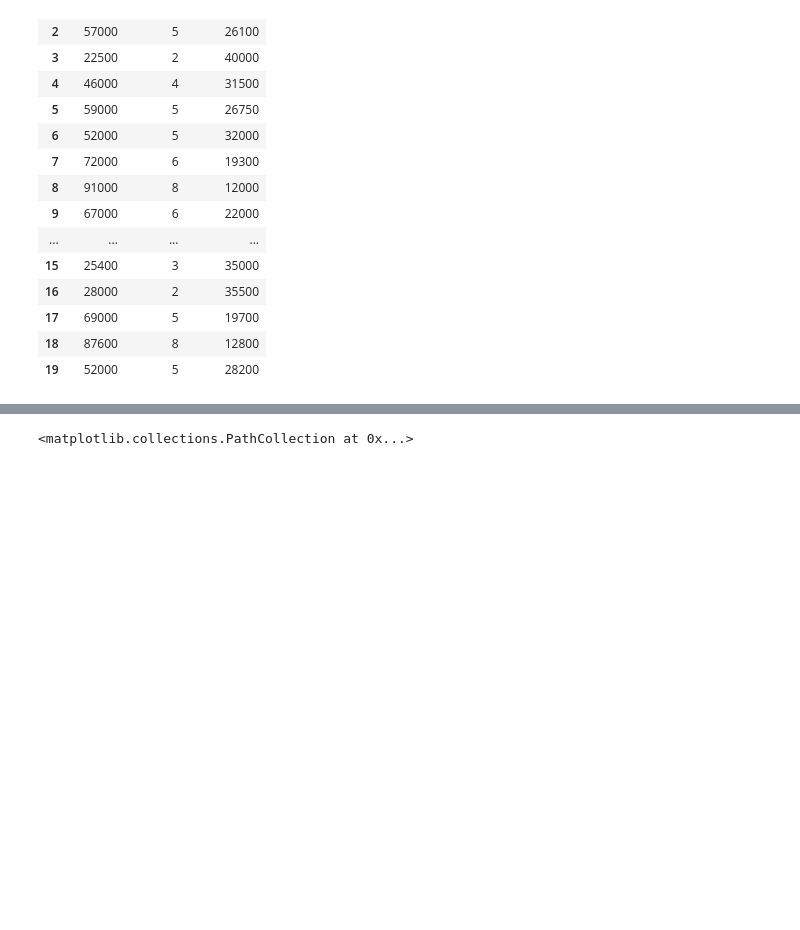
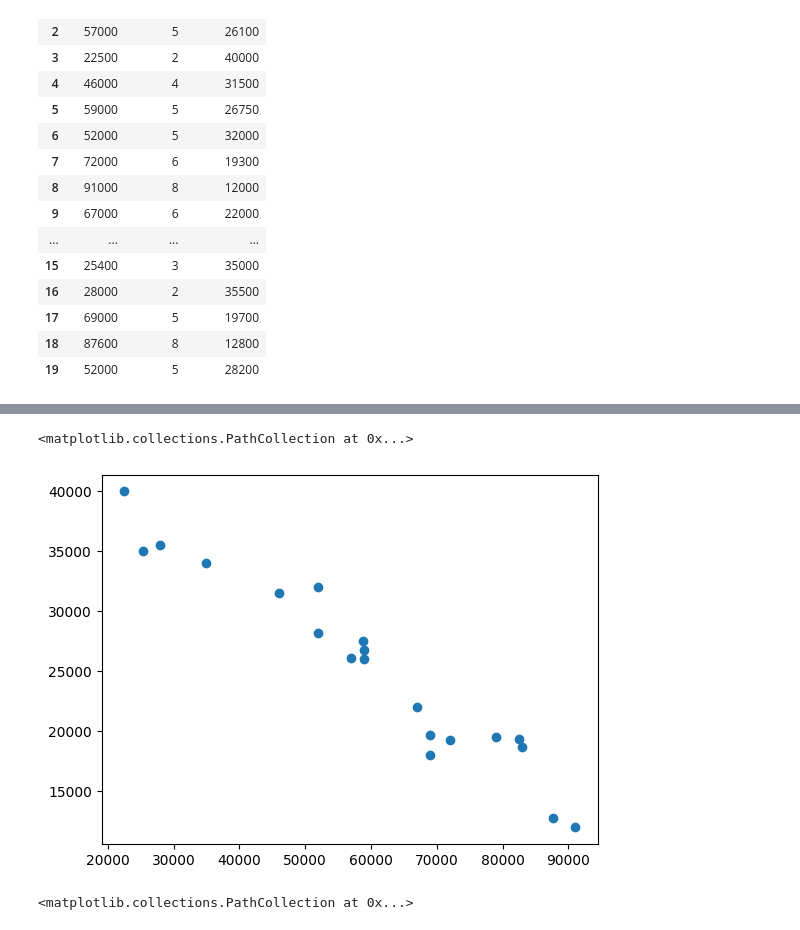
Before and after one commit to parivallalShanmugam/Mechine_learning_algorithm, a Jupyter notebook: train_test.ipynb, the cells around one changed output, grey strips where cells are left out. Drawn from its saved outputs; the diff is of its cells as text; code cells hidden in the pictures; blank space fills up the shorter version.

```diff
--- a/train_test.ipynb
+++ b/train_test.ipynb
@@ -28,3 +30,8 @@ import matplotlib.pyplot as plt
+# %%
+plt.scatter(df['Mileage'],df['Sell Price($)'])
+# %% [output]
+<matplotlib.collections.PathCollection at 0x...>
+[figure, added]
 # %%
 plt.scatter(df['Age(yrs)'],df['Sell Price($)'])
 # %% [output]
```
Also changed, not shown: parts of 13 cells of this notebook.
